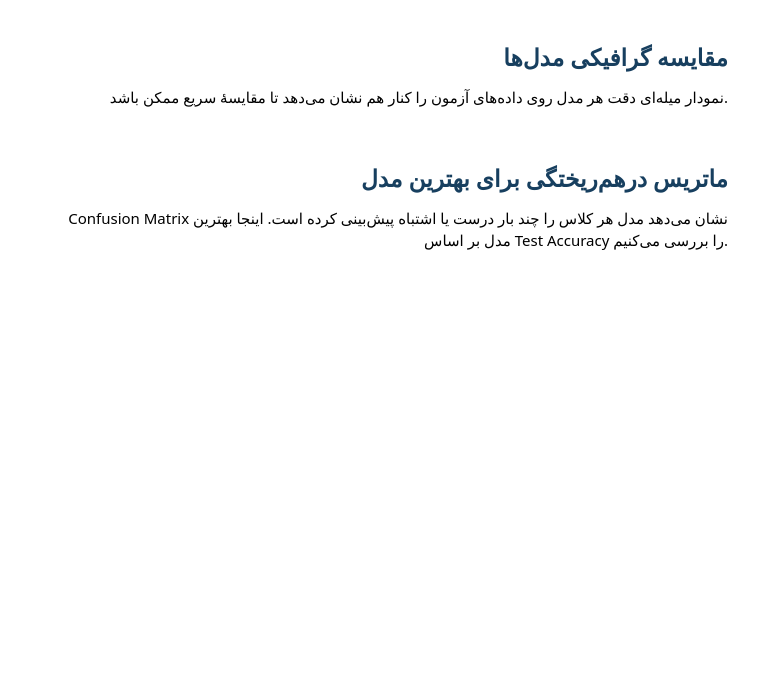
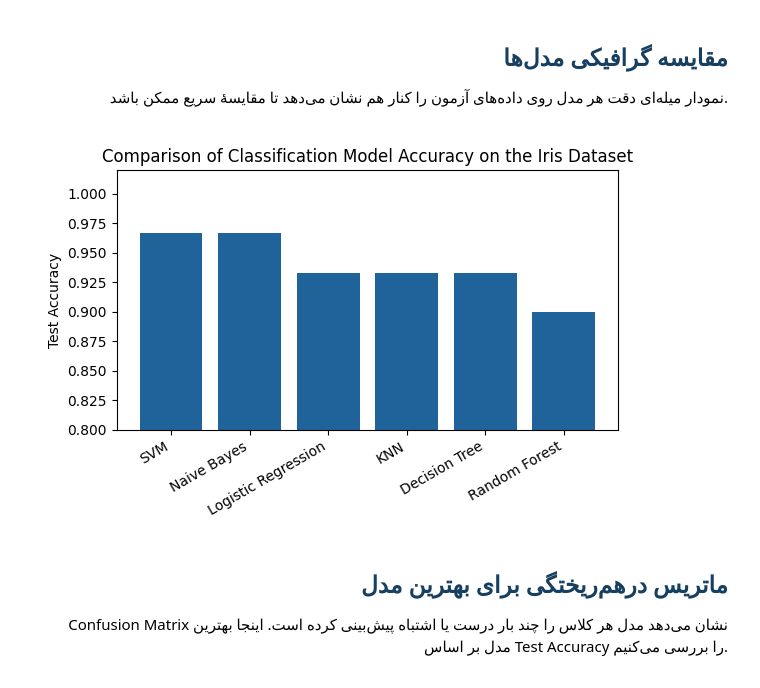
Before and after one commit to MajiidJafarii/python-for-data-science, a Jupyter notebook: notebooks/21_classification_iris.ipynb, the cells around one changed output. Saved outputs shown, nothing was run; the diff lists cells and outputs as text; code cells hidden in the pictures; blank space fills up the shorter version.

Commit message:
Update Iris classification notebook

```diff
--- a/notebooks/21_classification_iris.ipynb
+++ b/notebooks/21_classification_iris.ipynb
@@ -107,13 +143,15 @@ results_df
 # %%
 # Compare test accuracy across models
 plt.figure(figsize=(6, 4))
 plt.bar(results_df["Model"], results_df["Test Accuracy"], color="#20639b")
 plt.ylabel("Test Accuracy")
-plt.title("مقایسه دقت مدل‌های کلاسیفیکیشن روی دیتاست Iris")
+plt.title("Comparison of Classification Model Accuracy on the Iris Dataset")
 plt.xticks(rotation=30, ha="right")
 plt.ylim(0.8, 1.02)
 plt.tight_layout()
 plt.show()
+# %% [output]
+[figure, added]
 # %% [markdown]
 <div dir="rtl" style="text-align: right; font-family: Tahoma, Arial, sans-serif; line-height: 1.9;">
   <h2 style="color:#173f5f;">ماتریس درهم‌ریختگی برای بهترین مدل</h2>
```
Also changed, not shown: parts of 5 cells of this notebook.
